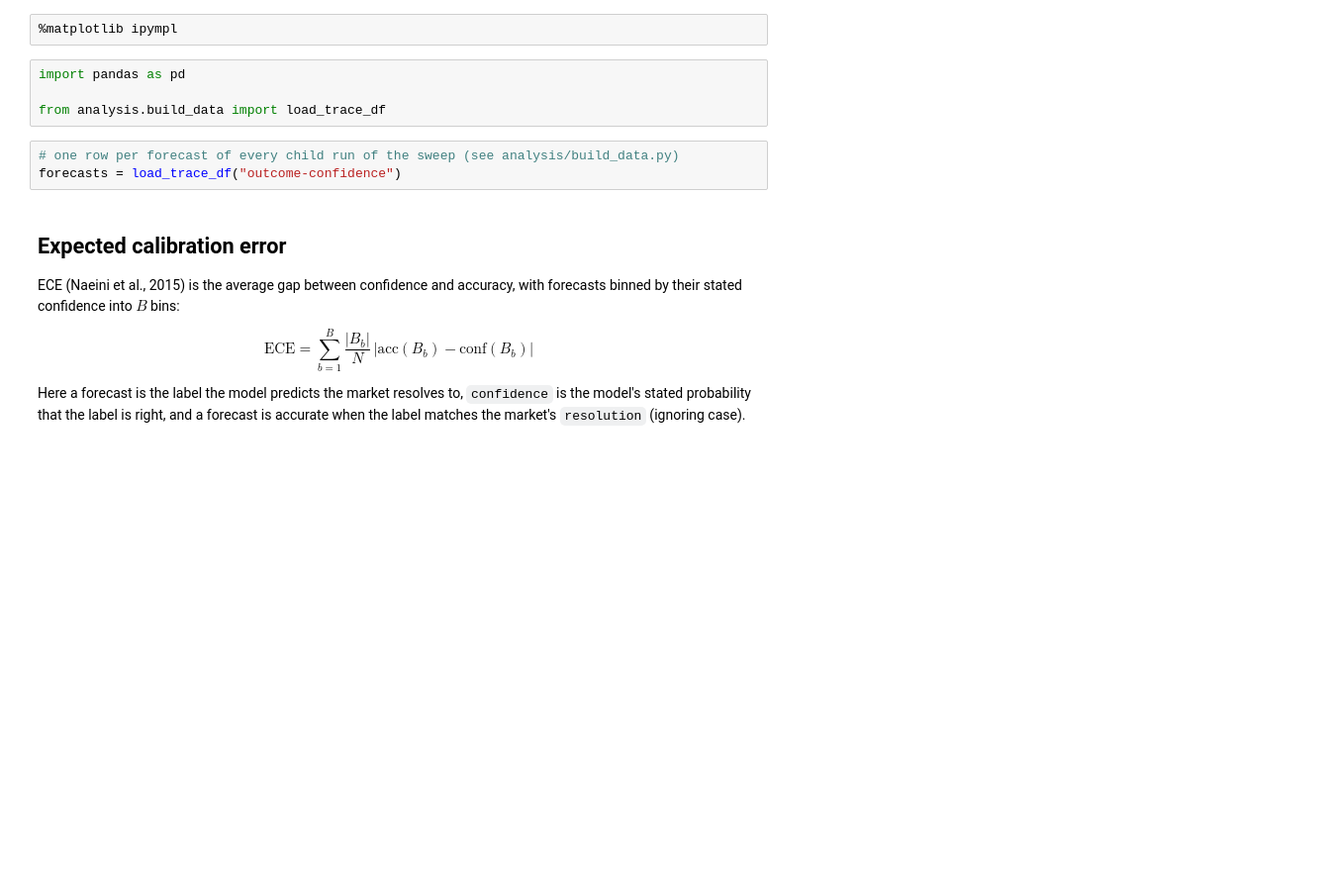
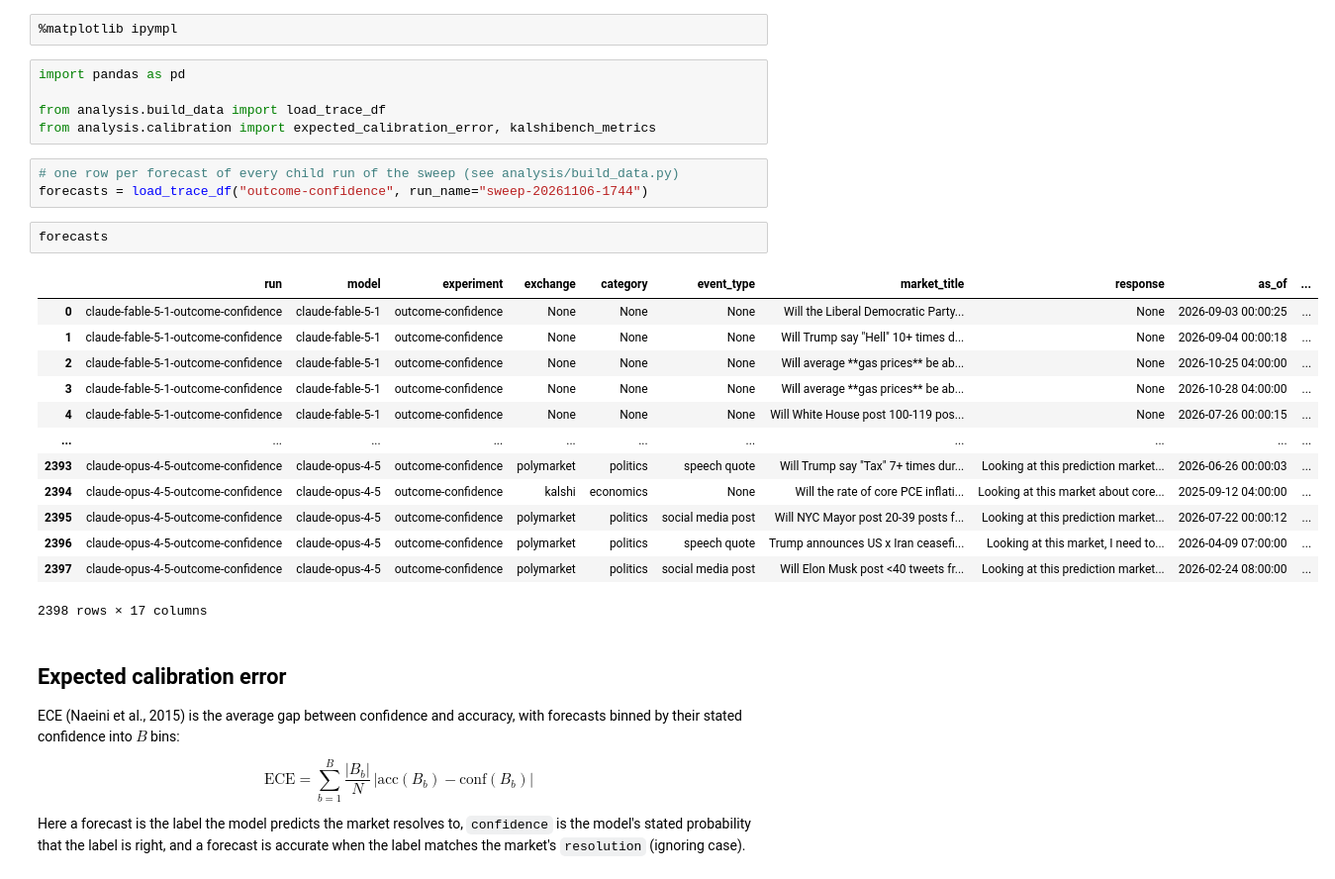
Before and after one commit to andrewkittredge/prediction-market-benchmark, a Jupyter notebook: analysis/calibration.ipynb, the cells around one changed output. Shown at 99% size. Saved outputs shown, nothing was run; the diff lists cells and outputs as text; blank space fills up the shorter version.

Commit message:
calibration work

```diff
--- a/analysis/calibration.ipynb
+++ b/analysis/calibration.ipynb
@@ -10,9 +10,26 @@ After https://arxiv.org/pdf/2512.16030
 import pandas as pd
 
 from analysis.build_data import load_trace_df
+from analysis.calibration import expected_calibration_error, kalshibench_metrics
 # %%
 # one row per forecast of every child run of the sweep (see analysis/build_data.py)
-forecasts = load_trace_df("outcome-confidence")
+forecasts = load_trace_df("outcome-confidence", run_name="sweep-20261106-1744")
+# %%
+forecasts
+# %% [output]
+|  | run | model | experiment | exchange | category | event_type | market_title | response | as_of | ... |
+| 0 | claude-fable-5-1-outcome-confidence | claude-fable-5-1 | outcome-confidence | None | None | None | Will the Liberal Democratic Party... | None | 2026-09-03 00:00:25 | ... |
+| 1 | claude-fable-5-1-outcome-confidence | claude-fable-5-1 | outcome-confidence | None | None | None | Will Trump say "Hell" 10+ times d... | None | 2026-09-04 00:00:18 | ... |
+| 2 | claude-fable-5-1-outcome-confidence | claude-fable-5-1 | outcome-confidence | None | None | None | Will average **gas prices** be ab... | None | 2026-10-25 04:00:00 | ... |
+| 3 | claude-fable-5-1-outcome-confidence | claude-fable-5-1 | outcome-confidence | None | None | None | Will average **gas prices** be ab... | None | 2026-10-28 04:00:00 | ... |
+| 4 | claude-fable-5-1-outcome-confidence | claude-fable-5-1 | outcome-confidence | None | None | None | Will White House post 100-119 pos... | None | 2026-07-26 00:00:15 | ... |
+| ... | ... | ... | ... | ... | ... | ... | ... | ... | ... | ... |
+| 2393 | claude-opus-4-5-outcome-confidence | claude-opus-4-5 | outcome-confidence | polymarket | politics | speech quote | Will Trump say "Tax" 7+ times dur... | Looking at this prediction market... | 2026-06-26 00:00:03 | ... |
+| 2394 | claude-opus-4-5-outcome-confidence | claude-opus-4-5 | outcome-confidence | kalshi | economics | None | Will the rate of core PCE inflati... | Looking at this market about core... | 2025-09-12 04:00:00 | ... |
+| 2395 | claude-opus-4-5-outcome-confidence | claude-opus-4-5 | outcome-confidence | polymarket | politics | social media post | Will NYC Mayor post 20-39 posts f... | Looking at this prediction market... | 2026-07-22 00:00:12 | ... |
+| 2396 | claude-opus-4-5-outcome-confidence | claude-opus-4-5 | outcome-confidence | polymarket | politics | speech quote | Trump announces US x Iran ceasefi... | Looking at this market, I need to... | 2026-04-09 07:00:00 | ... |
+| 2397 | claude-opus-4-5-outcome-confidence | claude-opus-4-5 | outcome-confidence | polymarket | politics | social media post | Will Elon Musk post <40 tweets fr... | Looking at this prediction market... | 2026-02-24 08:00:00 | ... |
+2398 rows × 17 columns
 # %% [markdown]
 ## Expected calibration error
 
```
Also changed, not shown: parts of 9 cells of this notebook, 7 other files.
